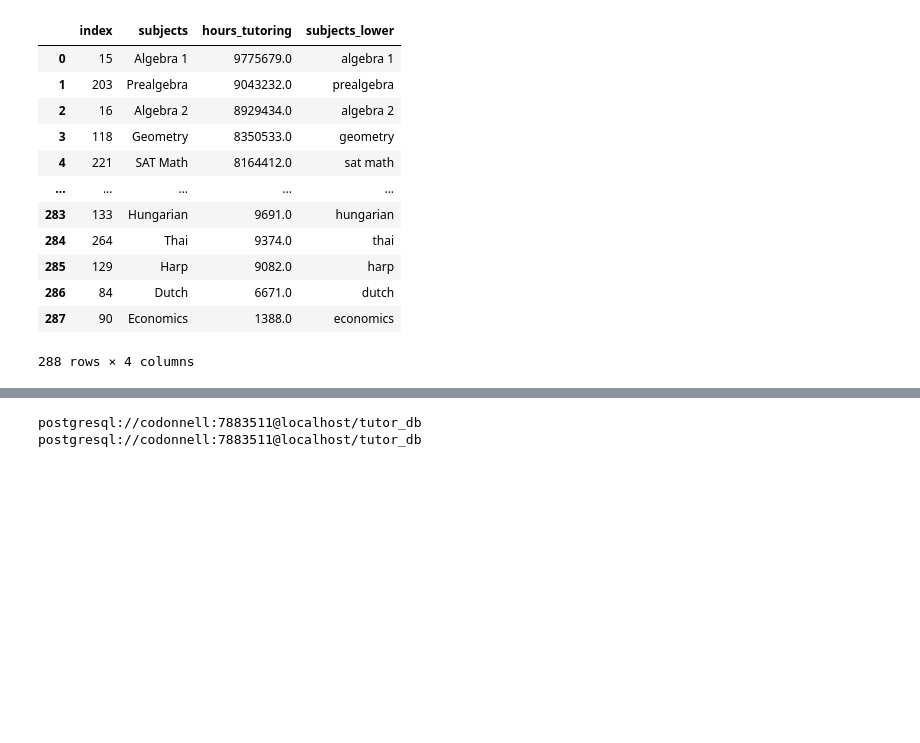
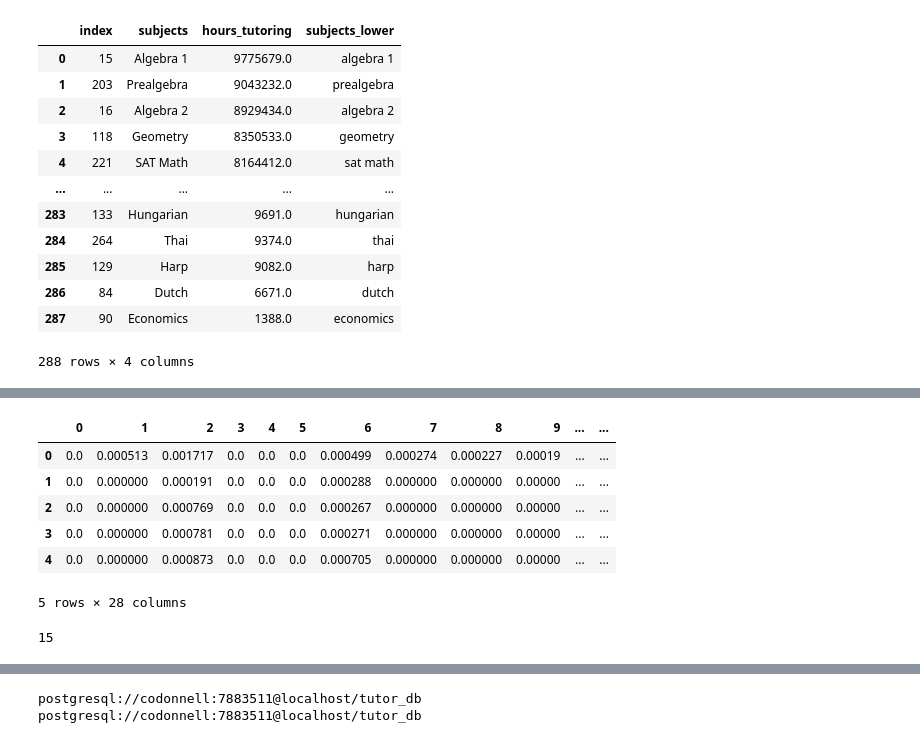
Before and after one commit to cfodonnell/Insight_Project_AsTutor, a Jupyter notebook: EDA/bio_subjects_clustering.ipynb, the cells around one changed output, grey strips where cells are left out. Saved outputs shown, nothing was run; the diff lists cells and outputs as text; code cells hidden in the pictures; blank space fills up the shorter version.

```diff
--- a/EDA/bio_subjects_clustering.ipynb
+++ b/EDA/bio_subjects_clustering.ipynb
@@ -375,5 +380,18 @@ clusters = kmeans.fit_predict(text)
 # %%
 labels = tfidf.get_feature_names()
 tfidf_df = pd.DataFrame(text.todense()).groupby(clusters).mean().T
+tfidf_df.head()
+# %% [output]
+|  | 0 | 1 | 2 | 3 | 4 | 5 | 6 | 7 | 8 | 9 | ... | ... |
+| 0 | 0.0 | 0.000513 | 0.001717 | 0.0 | 0.0 | 0.0 | 0.000499 | 0.000274 | 0.000227 | 0.00019 | ... | ... |
+| 1 | 0.0 | 0.000000 | 0.000191 | 0.0 | 0.0 | 0.0 | 0.000288 | 0.000000 | 0.000000 | 0.00000 | ... | ... |
+| 2 | 0.0 | 0.000000 | 0.000769 | 0.0 | 0.0 | 0.0 | 0.000267 | 0.000000 | 0.000000 | 0.00000 | ... | ... |
+| 3 | 0.0 | 0.000000 | 0.000781 | 0.0 | 0.0 | 0.0 | 0.000271 | 0.000000 | 0.000000 | 0.00000 | ... | ... |
+| 4 | 0.0 | 0.000000 | 0.000873 | 0.0 | 0.0 | 0.0 | 0.000705 | 0.000000 | 0.000000 | 0.00000 | ... | ... |
+5 rows × 28 columns
+# %%
+max(clusters)
+# %% [output]
+15
 # %%
 cluster_subjects_df = pd.DataFrame()
```
Also changed, not shown: parts of 17 cells of this notebook, 3 other files.
